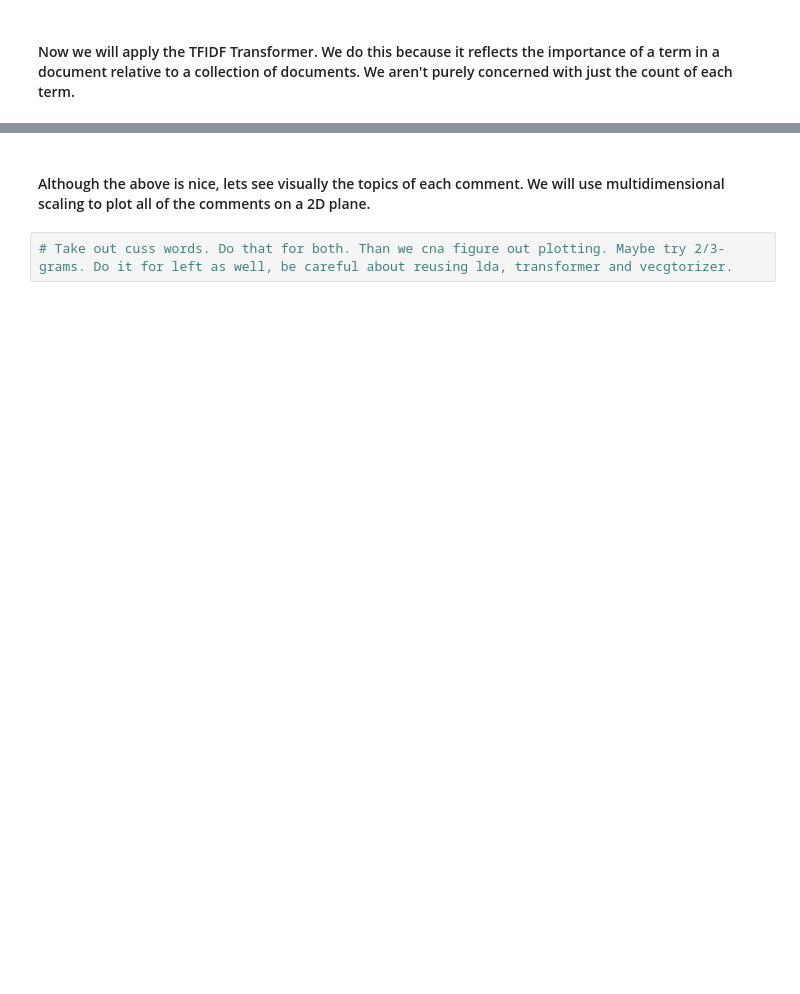
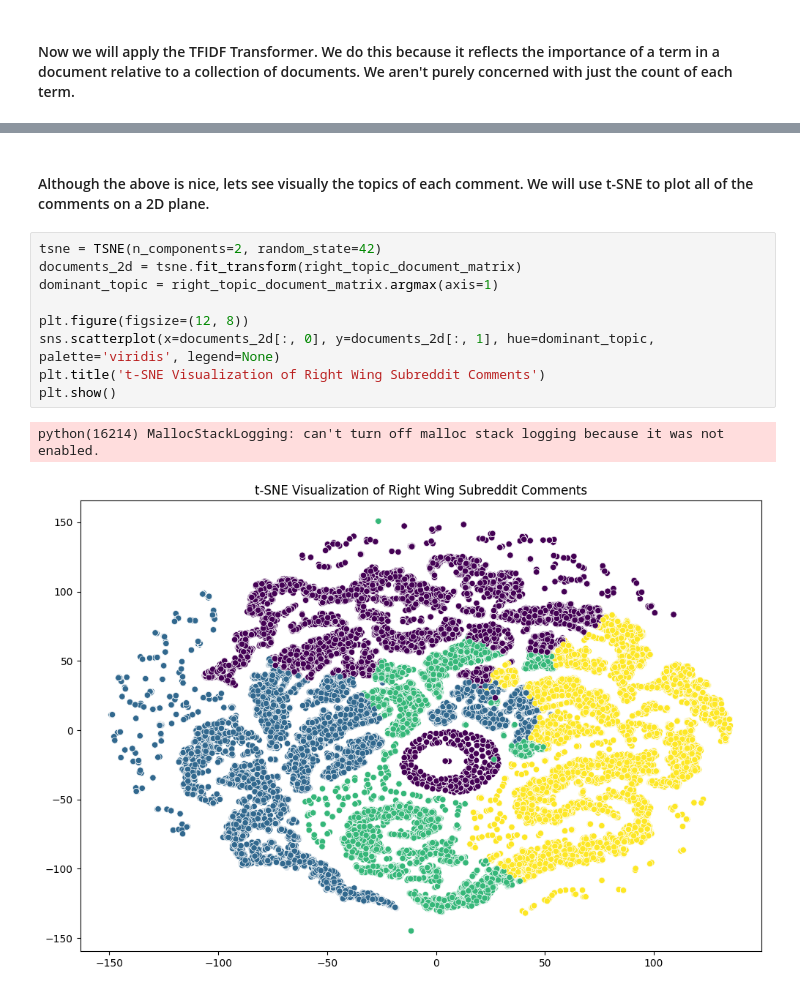
Before and after one commit to vigaash23/reddit-spectra, a Jupyter notebook: main.ipynb, the cells around one changed output, grey strips where cells are left out. Drawn from its saved outputs; the diff is of its cells as text; blank space fills up the shorter version.

```diff
--- a/main.ipynb
+++ b/main.ipynb
@@ -197,4 +242,14 @@ lda_weights
 # %% [markdown]
-#### Although the above is nice, lets see visually the topics of each comment. We will use multidimensional scaling to plot all of the comments on a 2D plane.
+#### Although the above is nice, lets see visually the topics of each comment. We will use t-SNE to plot all of the comments on a 2D plane.
-# %%
-# Take out cuss words. Do that for both. Than we cna figure out plotting. Maybe try 2/3-grams. Do it for left as well, be careful about reusing lda, transformer and vecgtorizer.
+# %%
+tsne = TSNE(n_components=2, random_state=42)
+documents_2d = tsne.fit_transform(right_topic_document_matrix)
+dominant_topic = right_topic_document_matrix.argmax(axis=1)
+
+plt.figure(figsize=(12, 8))
+sns.scatterplot(x=documents_2d[:, 0], y=documents_2d[:, 1], hue=dominant_topic, palette='viridis', legend=None)
+plt.title('t-SNE Visualization of Right Wing Subreddit Comments')
+plt.show()
+# %% [output]
+python(16214) MallocStackLogging: can't turn off malloc stack logging because it was not enabled.
+[figure, added]
```
Also changed, not shown: parts of 11 cells of this notebook.
